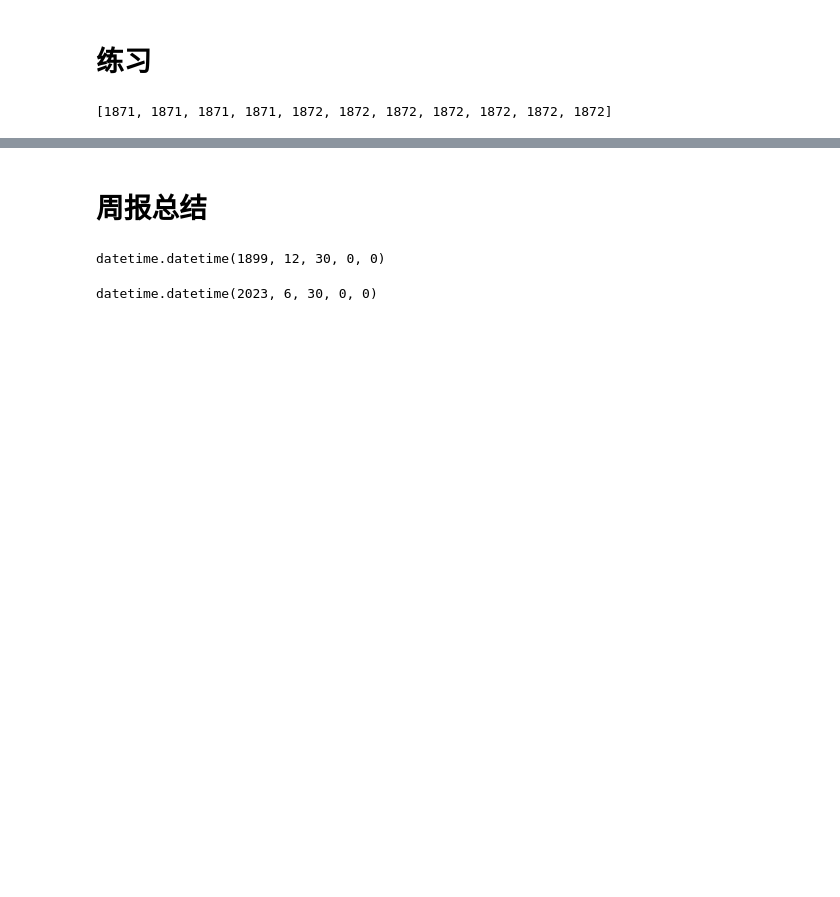
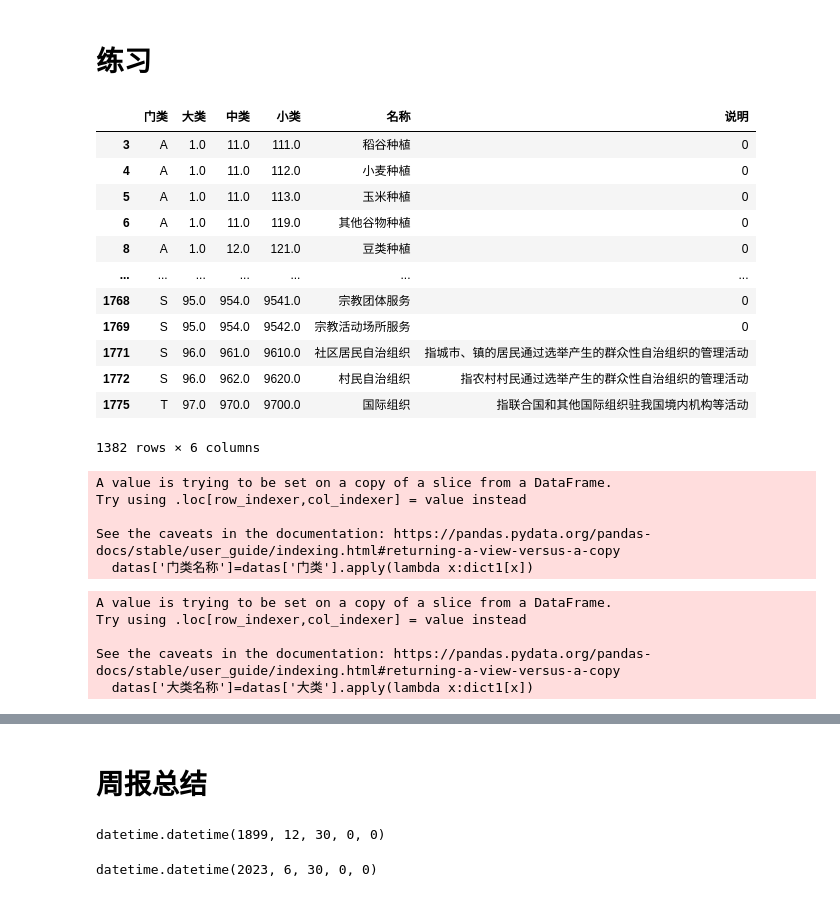
Before and after one commit to longxinke2/myCode, a Jupyter notebook: AAA练习与备忘录.ipynb, the cells around one changed output, grey strips where cells are left out. Cells and saved outputs as stored; diff of their text form; code cells hidden in the pictures; blank space fills up the shorter version.

```diff
--- a/AAA练习与备忘录.ipynb
+++ b/AAA练习与备忘录.ipynb
@@ -12,13 +11,2 @@ KeyboardInterrupt: Interrupted by user
 # %% [markdown]
 # 练习
-# %%
-def f(a,b):
-    if a<b:return
-    c=a//b
-    d=a-c*b
-    e=b-d
-    return [c]*e+[c+1]*d
-# %%
-f(20588,11)
-# %% [output]
-[1871, 1871, 1871, 1871, 1872, 1872, 1872, 1872, 1872, 1872, 1872]
@@ -26,0 +13,62 @@ import pandas as pd
+# %%
+data=pd.read_excel('E:/桌面/1.xlsx')
+datall=data.query(f"门类.isnull()==False")
+datas=data.query(f"小类.isnull()==False")
+datam=data.query(f"中类.isnull()==False")
+datal=data.query(f"大类.isnull()==False")
+data=data.fillna(0)
+# %%
+for name in ['门类','中类','大类']:
+    for i in range(data.shape[0]):
+        if name!='门类':
+            if isinstance(data.loc[i,name],float) and data.loc[i,name]==0:
+                if i==0:continue
+                data.loc[i,name]=data.loc[i-1,name]
+        else:
+            if not isinstance(data.loc[i,name],str):
+                data.loc[i,name]=data.loc[i-1,name]
+# %%
+datas=data.query(f"小类>0")
+datas
+# %% [output]
+|  | 门类 | 大类 | 中类 | 小类 | 名称 | 说明 |
+| 3 | A | 1.0 | 11.0 | 111.0 | 稻谷种植 | 0 |
+| 4 | A | 1.0 | 11.0 | 112.0 | 小麦种植 | 0 |
+| 5 | A | 1.0 | 11.0 | 113.0 | 玉米种植 | 0 |
+| 6 | A | 1.0 | 11.0 | 119.0 | 其他谷物种植 | 0 |
+| 8 | A | 1.0 | 12.0 | 121.0 | 豆类种植 | 0 |
+| ... | ... | ... | ... | ... | ... | ... |
+| 1768 | S | 95.0 | 954.0 | 9541.0 | 宗教团体服务 | 0 |
+| 1769 | S | 95.0 | 954.0 | 9542.0 | 宗教活动场所服务 | 0 |
+| 1771 | S | 96.0 | 961.0 | 9610.0 | 社区居民自治组织 | 指城市、镇的居民通过选举产生的群众性自治组织的管理活动 |
+| 1772 | S | 96.0 | 962.0 | 9620.0 | 村民自治组织 | 指农村村民通过选举产生的群众性自治组织的管理活动 |
+| 1775 | T | 97.0 | 970.0 | 9700.0 | 国际组织 | 指联合国和其他国际组织驻我国境内机构等活动 |
+1382 rows × 6 columns
+# %%
+x_group=datall['门类'].tolist()
+y_group=datall['名称'].tolist()
+dict1={}
+for i in range(len(y_group)):
+    dict1[x_group[i]]=y_group[i]
+
+datas['门类名称']=datas['门类'].apply(lambda x:dict1[x])
+# %% [output]
+A value is trying to be set on a copy of a slice from a DataFrame.
+Try using .loc[row_indexer,col_indexer] = value instead
+
+See the caveats in the documentation: https://pandas.pydata.org/pandas-docs/stable/user_guide/indexing.html#returning-a-view-versus-a-copy
+  datas['门类名称']=datas['门类'].apply(lambda x:dict1[x])
+# %%
+x_group=datal['大类'].tolist()
+y_group=datal['名称'].tolist()
+dict1={}
+for i in range(len(y_group)):
+    dict1[x_group[i]]=y_group[i]
+
+datas['大类名称']=datas['大类'].apply(lambda x:dict1[x])
+# %% [output]
+A value is trying to be set on a copy of a slice from a DataFrame.
+Try using .loc[row_indexer,col_indexer] = value instead
+
+See the caveats in the documentation: https://pandas.pydata.org/pandas-docs/stable/user_guide/indexing.html#returning-a-view-versus-a-copy
+  datas['大类名称']=datas['大类'].apply(lambda x:dict1[x])
```
Also changed, not shown: parts of 13 cells of this notebook, 8 other files.
